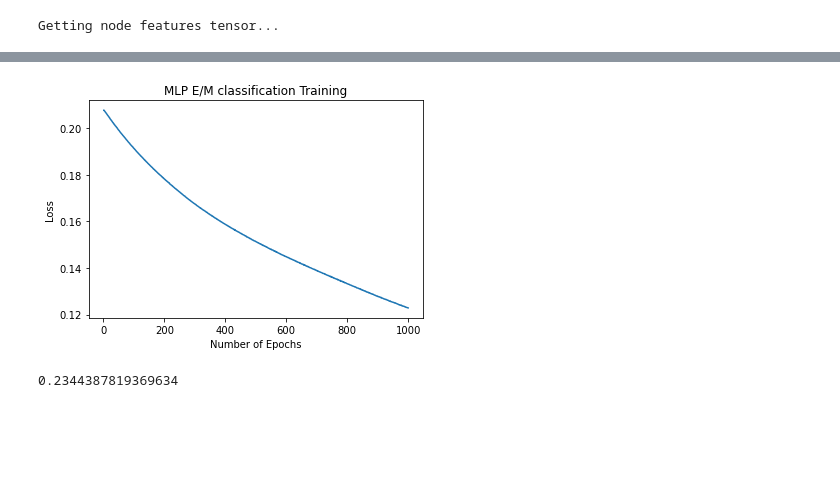
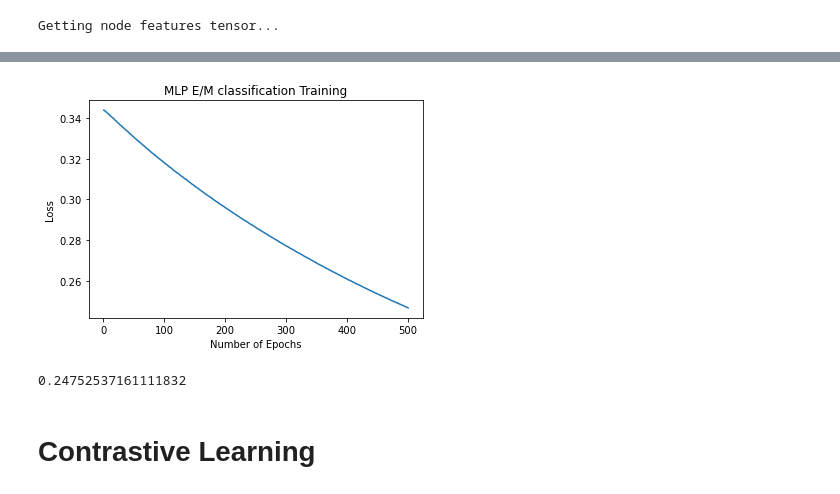
Before and after one commit to nramani611/Constrative_Learning, a Jupyter notebook: Network_Setup.ipynb, the cells around one changed output, grey strips where cells are left out. Saved outputs shown, nothing was run; the diff lists cells and outputs as text; code cells hidden in the pictures; blank space fills up the shorter version.

```diff
--- a/Network_Setup.ipynb
+++ b/Network_Setup.ipynb
@@ -258,9 +248,9 @@ def MLP_train(model, dataloader, epochs, lr = 1e-8, weight_decay = 5e-4):
     plt.ylabel('Loss')
     plt.title('MLP E/M classification Training')
 # %%
-MLP_train(mlp, training_dataloader, 1000)
+MLP_train(mlp, training_dataloader, 500)
 # %% [output]
-[figure, old version]
+[figure, new version]
 # %%
 def MLP_test(model, dataloader):
     test_losses = []
@@ -279,4 +269,6 @@ def MLP_test(model, dataloader):
 # %%
 MLP_test(mlp, testing_dataloader)
 # %% [output]
-0.2344387819369634
+0.24752537161111832
+# %% [markdown]
+# Contrastive Learning
```
Also changed, not shown: parts of 12 cells of this notebook.
